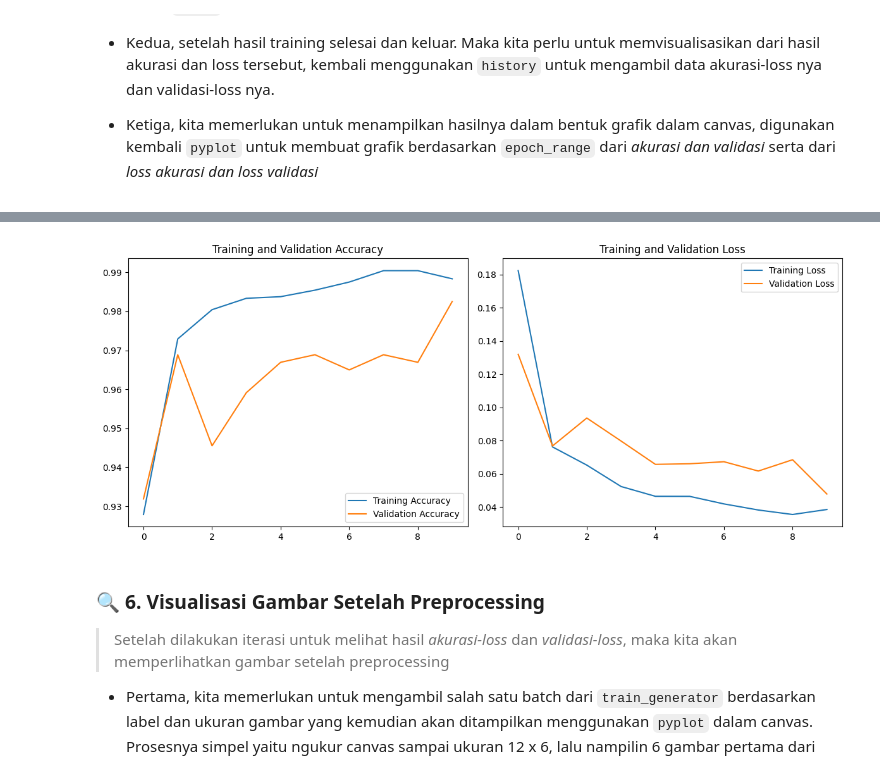
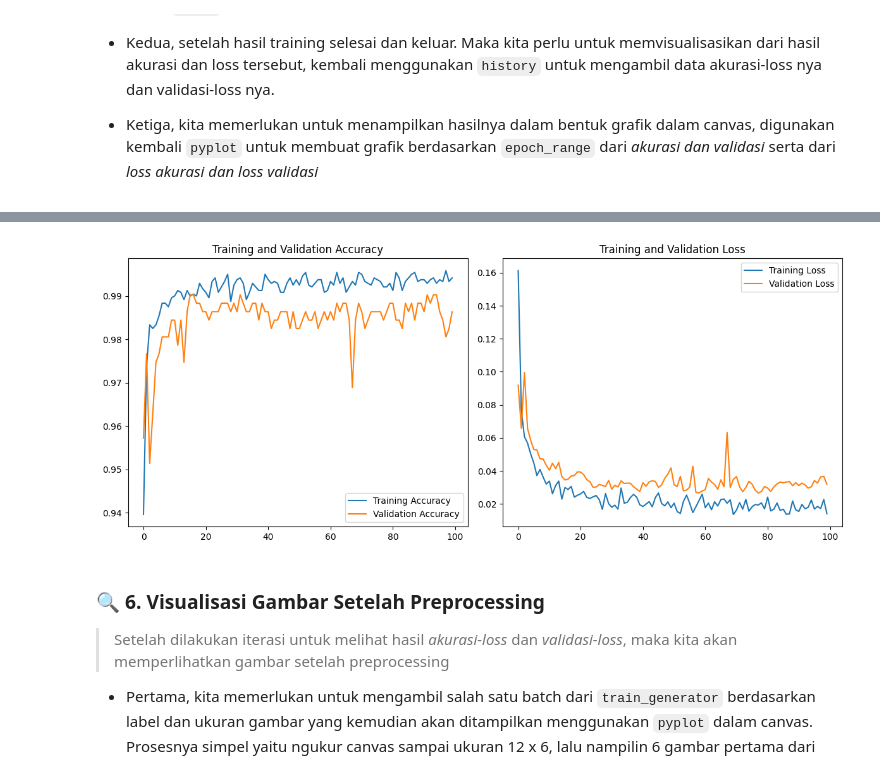
Before and after one commit to Ditto-Prasetyo/cnn-covid-detection, a Jupyter notebook: CNN-ResNet101V2.ipynb, the cells around one changed output, grey strips where cells are left out. Drawn from its saved outputs; the diff is of its cells as text; code cells hidden in the pictures.

```diff
--- a/CNN-ResNet101V2.ipynb
+++ b/CNN-ResNet101V2.ipynb
@@ -188,7 +184,7 @@ Downloading data from https://storage.googleapis.com/tensorflow/keras-applicatio
 
 history = model.fit(
     train_generator,
-    epochs=10,
+    epochs=100,
     validation_data=val_generator,
 )
 
@@ -245,4 +238,4 @@ Epoch 10/10
-[figure, old version]
+[figure, new version]
 # %% [markdown]
 ### 🔍 **6. Visualisasi Gambar Setelah Preprocessing**
 
```
Also changed, not shown: parts of 6 cells of this notebook.
